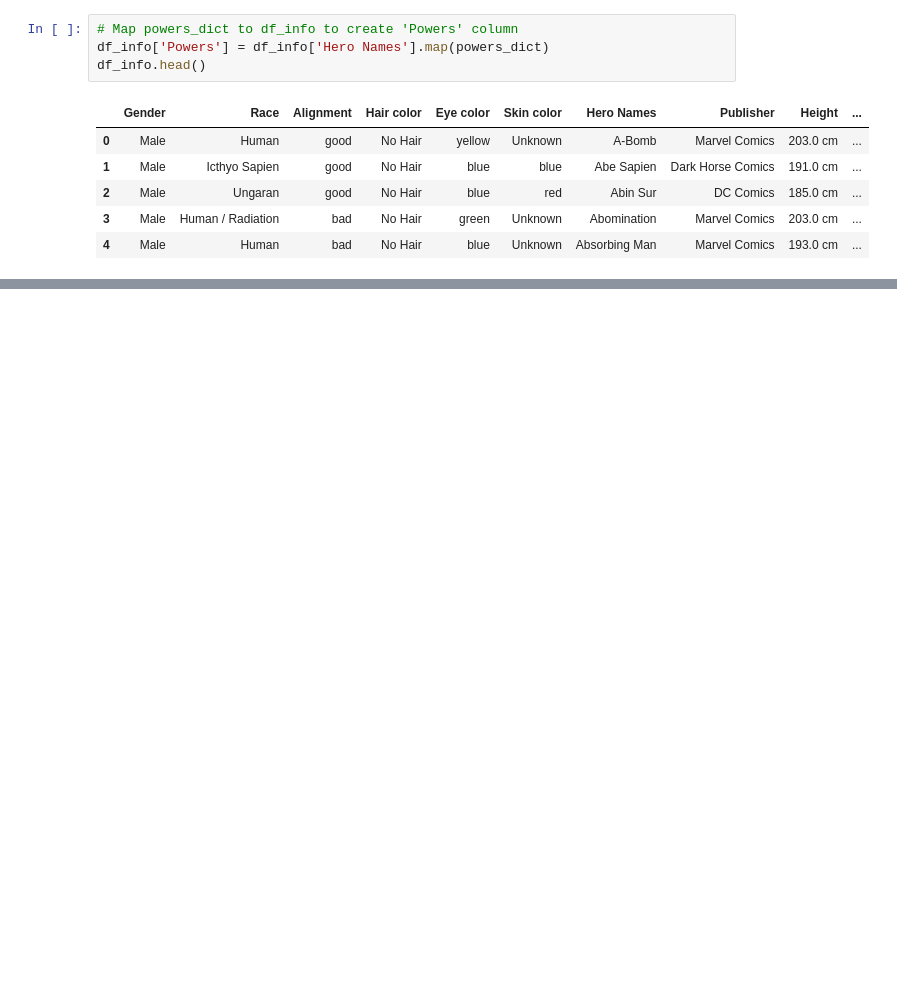
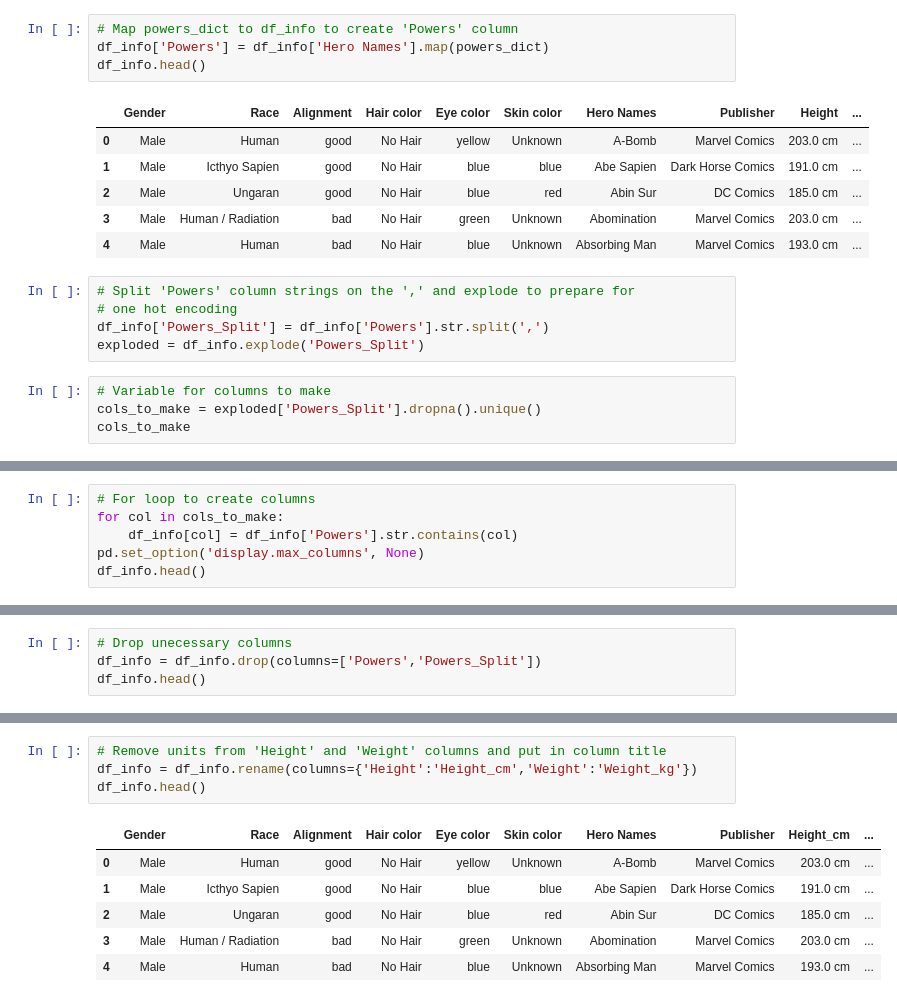
Before and after one commit to kevinbrnett/Applying-Advanced-Transformations-Core-Assignment, a Jupyter notebook: Applying Advanced Transformations (Core).ipynb, the cells around one changed output, grey strips where cells are left out. Saved outputs shown, nothing was run; the diff lists cells and outputs as text; blank space fills up the shorter version.

Commit message:
Exploded powers and one hot encoded

```diff
--- a/Applying Advanced Transformations (Core).ipynb
+++ b/Applying Advanced Transformations (Core).ipynb
@@ -178,3 +197,12 @@ df_info.head()
 | 2 | Male | Ungaran | good | No Hair | blue | red | Abin Sur | DC Comics | 185.0 cm | ... |
 | 3 | Male | Human / Radiation | bad | No Hair | green | Unknown | Abomination | Marvel Comics | 203.0 cm | ... |
 | 4 | Male | Human | bad | No Hair | blue | Unknown | Absorbing Man | Marvel Comics | 193.0 cm | ... |
+# %%
+# Split 'Powers' column strings on the ',' and explode to prepare for
+# one hot encoding
+df_info['Powers_Split'] = df_info['Powers'].str.split(',')
+exploded = df_info.explode('Powers_Split')
+# %%
+# Variable for columns to make
+cols_to_make = exploded['Powers_Split'].dropna().unique()
+cols_to_make
@@ -180,0 +227,6 @@ df_info.head()
+# %%
+# For loop to create columns
+for col in cols_to_make:
+    df_info[col] = df_info['Powers'].str.contains(col)
+pd.set_option('display.max_columns', None)
+df_info.head()
@@ -180,0 +240,4 @@ df_info.head()
+# %%
+# Drop unecessary columns
+df_info = df_info.drop(columns=['Powers','Powers_Split'])
+df_info.head()
@@ -180,0 +251,11 @@ df_info.head()
+# %%
+# Remove units from 'Height' and 'Weight' columns and put in column title
+df_info = df_info.rename(columns={'Height':'Height_cm','Weight':'Weight_kg'})
+df_info.head()
+# %% [output]
+|  | Gender | Race | Alignment | Hair color | Eye color | Skin color | Hero Names | Publisher | Height_cm | ... |
+| 0 | Male | Human | good | No Hair | yellow | Unknown | A-Bomb | Marvel Comics | 203.0 cm | ... |
+| 1 | Male | Icthyo Sapien | good | No Hair | blue | blue | Abe Sapien | Dark Horse Comics | 191.0 cm | ... |
+| 2 | Male | Ungaran | good | No Hair | blue | red | Abin Sur | DC Comics | 185.0 cm | ... |
+| 3 | Male | Human / Radiation | bad | No Hair | green | Unknown | Abomination | Marvel Comics | 203.0 cm | ... |
+| 4 | Male | Human | bad | No Hair | blue | Unknown | Absorbing Man | Marvel Comics | 193.0 cm | ... |
```
Also changed, not shown: parts of 9 cells of this notebook.
